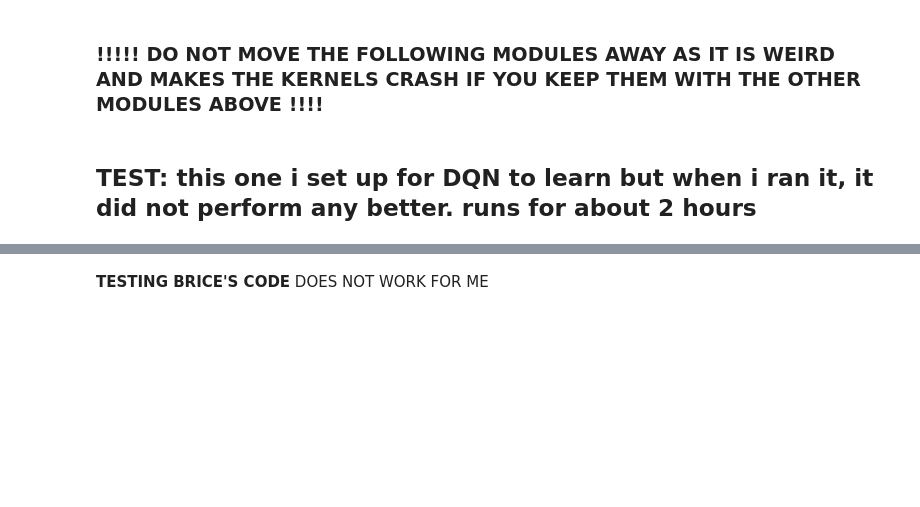
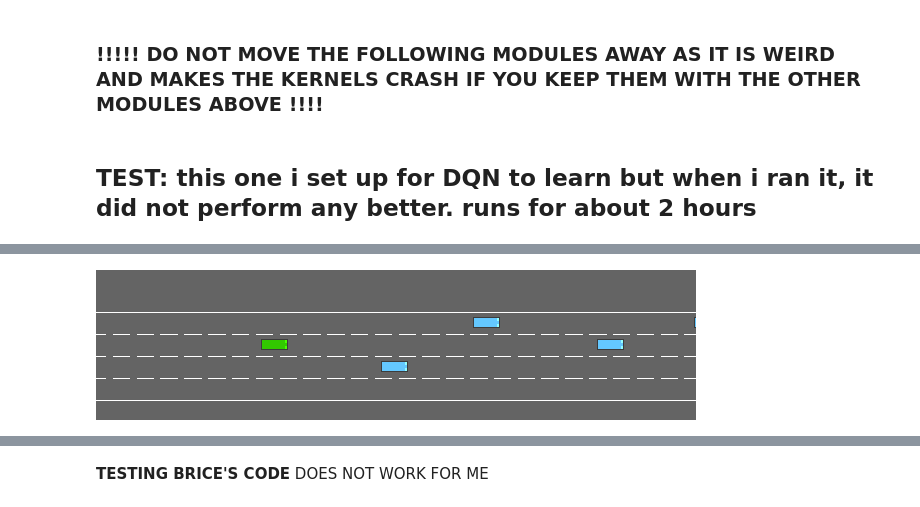
Before and after one commit to Juan-Carlos-D/NN-Team, a Jupyter notebook: Labs/Lab Four/Rough Drafts/RD 3.ipynb, the cells around one changed output, grey strips where cells are left out. Drawn from its saved outputs; the diff is of its cells as text; code cells hidden in the pictures; blank space fills up the shorter version.

```diff
--- a/Labs/Lab Four/Rough Drafts/RD 3.ipynb
+++ b/Labs/Lab Four/Rough Drafts/RD 3.ipynb
@@ -371,27 +415,30 @@ To being our analysis, a baseline was established by observing the behavior of a
 # %%
 # # === EVALUATE TRAINED MODEL ===
-# eval_env = make_wrapped_env()
-# obs = eval_env.reset()
-# frames = []
-# rewards = []
-# collisions = 0
+eval_env = make_wrapped_env()
+obs, _ = eval_env.reset()
+frames = []
+rewards = []
+collisions = 0
 
-# for _ in range(200):
-#     action, _ = model.predict(obs, deterministic=True)
-#     obs, reward, done, info = eval_env.step(action)
-#     frame = eval_env.render()
-#     frames.append(frame)
-#     rewards.append(reward)
-#     if info.get("crashed", False):  # 🧠 Safety Metric
-#         collisions += 1
-#     if done:
-#         break
+for _ in range(200):
+    action, _ = model.predict(obs, deterministic=True)
+    obs, reward, terminated, truncated, info = eval_env.step(action)
+    done = terminated or truncated
+    frame = eval_env.render()
+    frames.append(frame)
+    rewards.append(reward)
+    if info.get("crashed", False):
+        collisions += 1
+    if done:
+        break
 
-# frames.extend([frames[-1]] * 15)
-# imageio.mimsave("dqn_trajectory.gif", frames, fps=5)
+frames.extend([frames[-1]] * 15)
+imageio.mimsave("dqn_trajectory.gif", frames, fps=5)
 
-# with open("dqn_trajectory.gif", "rb") as f:
-#     gif_bytes = f.read()
-# IPImage(data=gif_bytes, format='gif')
+with open("dqn_trajectory.gif", "rb") as f:
+    gif_bytes = f.read()
+IPImage(data=gif_bytes, format='gif')
+# %% [output]
+[figure, added]
 # %%
 # # === METRICS & VISUALIZATION ===
```
Also changed, not shown: parts of 16 cells of this notebook, 1 other file.
